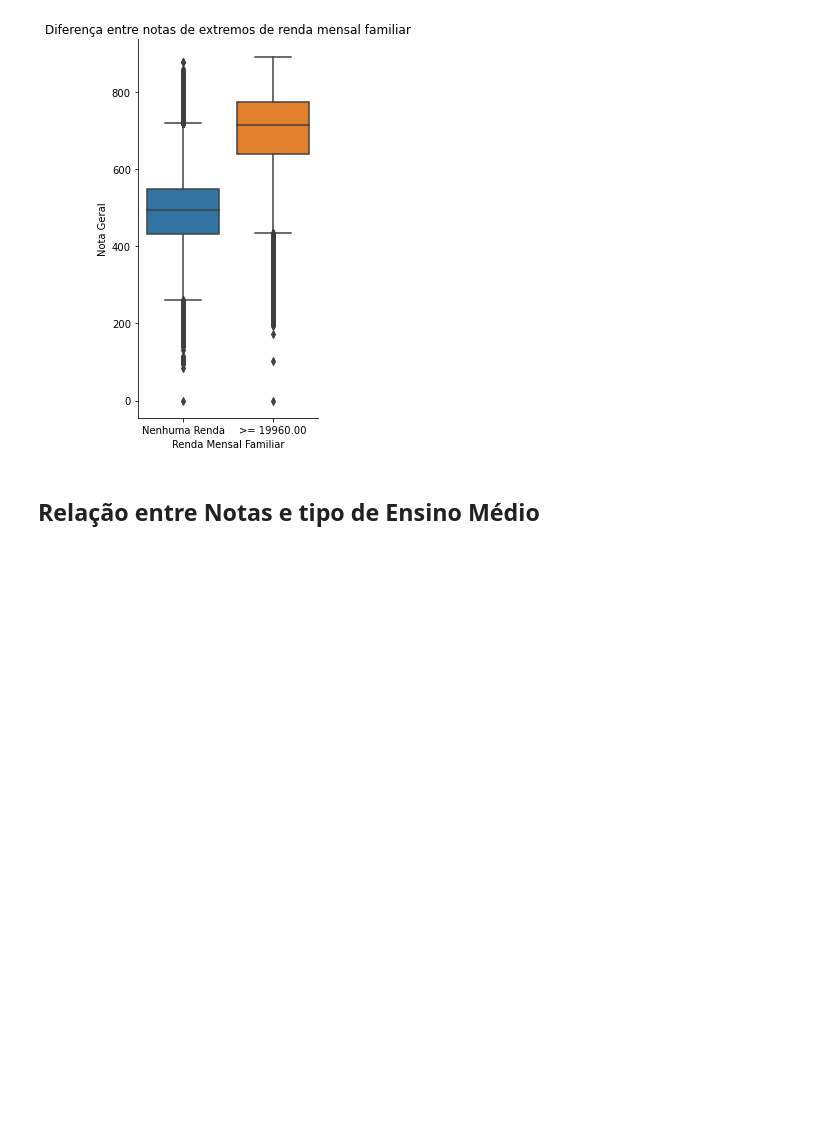
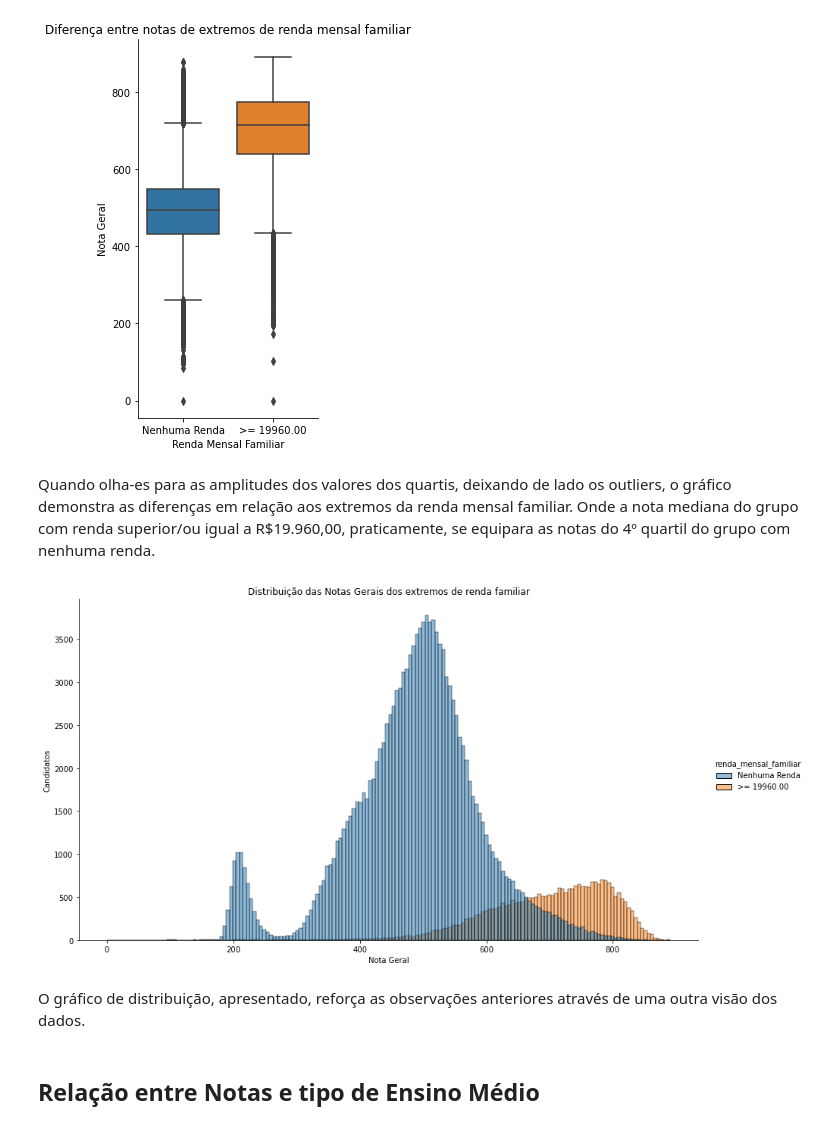
Before and after one commit to RenanGroot/Analise-Exploratoria-ENEM2019, a Jupyter notebook: Análise Exploratória - ENEM 2019.ipynb, the cells around one changed output. Saved outputs shown, nothing was run; the diff lists cells and outputs as text; code cells hidden in the pictures; blank space fills up the shorter version.

```diff
--- a/Análise Exploratória - ENEM 2019.ipynb
+++ b/Análise Exploratória - ENEM 2019.ipynb
@@ -343,3 +344,20 @@ plt.show()
+# %% [markdown]
+Quando olha-es para as amplitudes dos valores dos quartis, deixando de lado os outliers, o gráfico demonstra as diferenças em relação aos extremos da renda mensal familiar. Onde a nota mediana do grupo com renda superior/ou igual a R$19.960,00, praticamente, se equipara as notas do 4º quartil do grupo com nenhuma renda.
+# %%
+# Criando o gráfico
+dist_renda = sns.displot(data=enem_renda_extremos, x="nota_geral", hue="renda_mensal_familiar",
+                         height=7, aspect=16/9)
+
+# Alterando títulos
+dist_renda.set(title="Distribuição das Notas Gerais dos extremos de renda familiar",
+               xlabel="Nota Geral", ylabel="Candidatos")
+
+# Mostrando gráfico
+plt.show()
+# %% [output]
+[figure, added]
+# %% [markdown]
+O gráfico de distribuição, apresentado, reforça as observações anteriores através de uma outra visão dos dados.
 # %% [markdown]
 ## Relação entre Notas e tipo de Ensino Médio
 # %%
```
Also changed, not shown: parts of 27 cells of this notebook.
